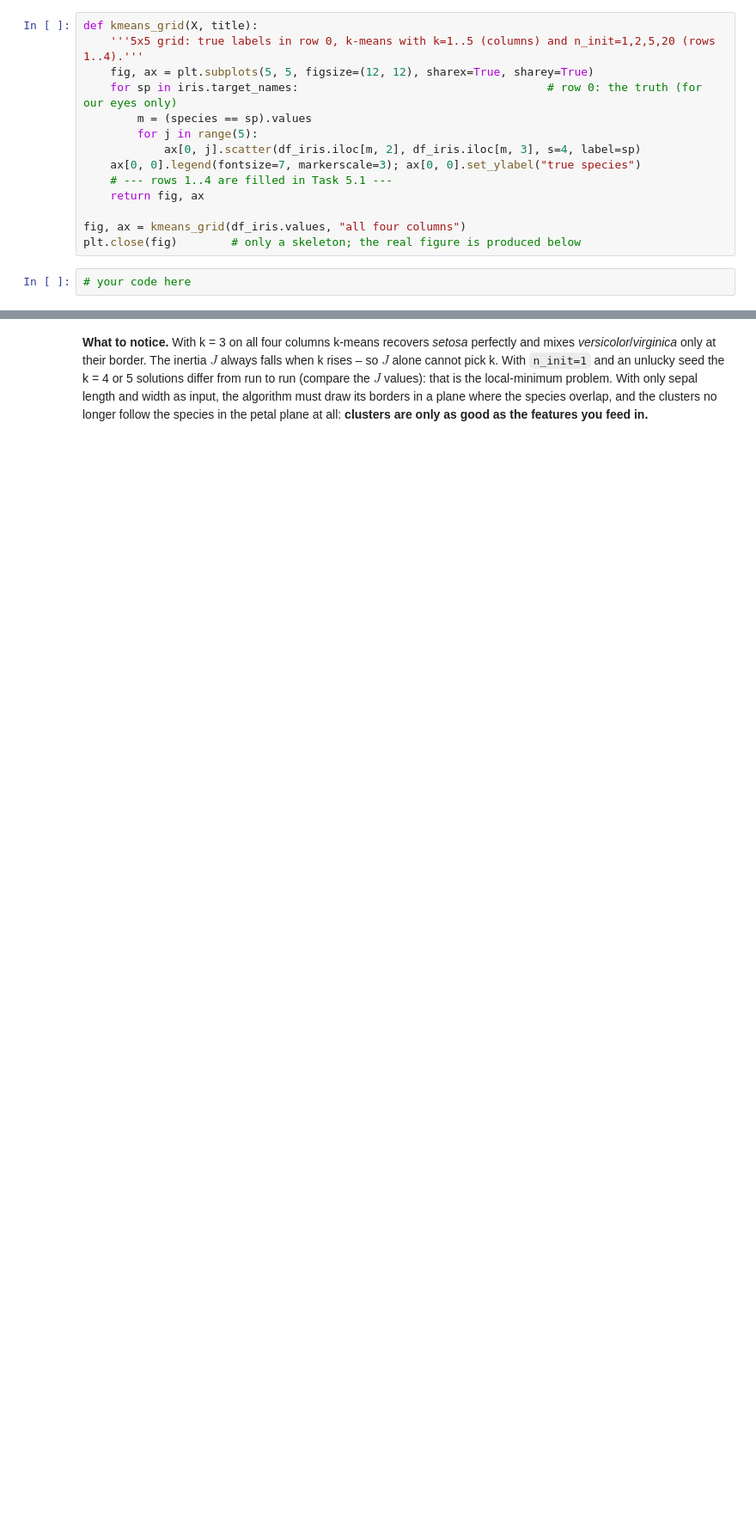
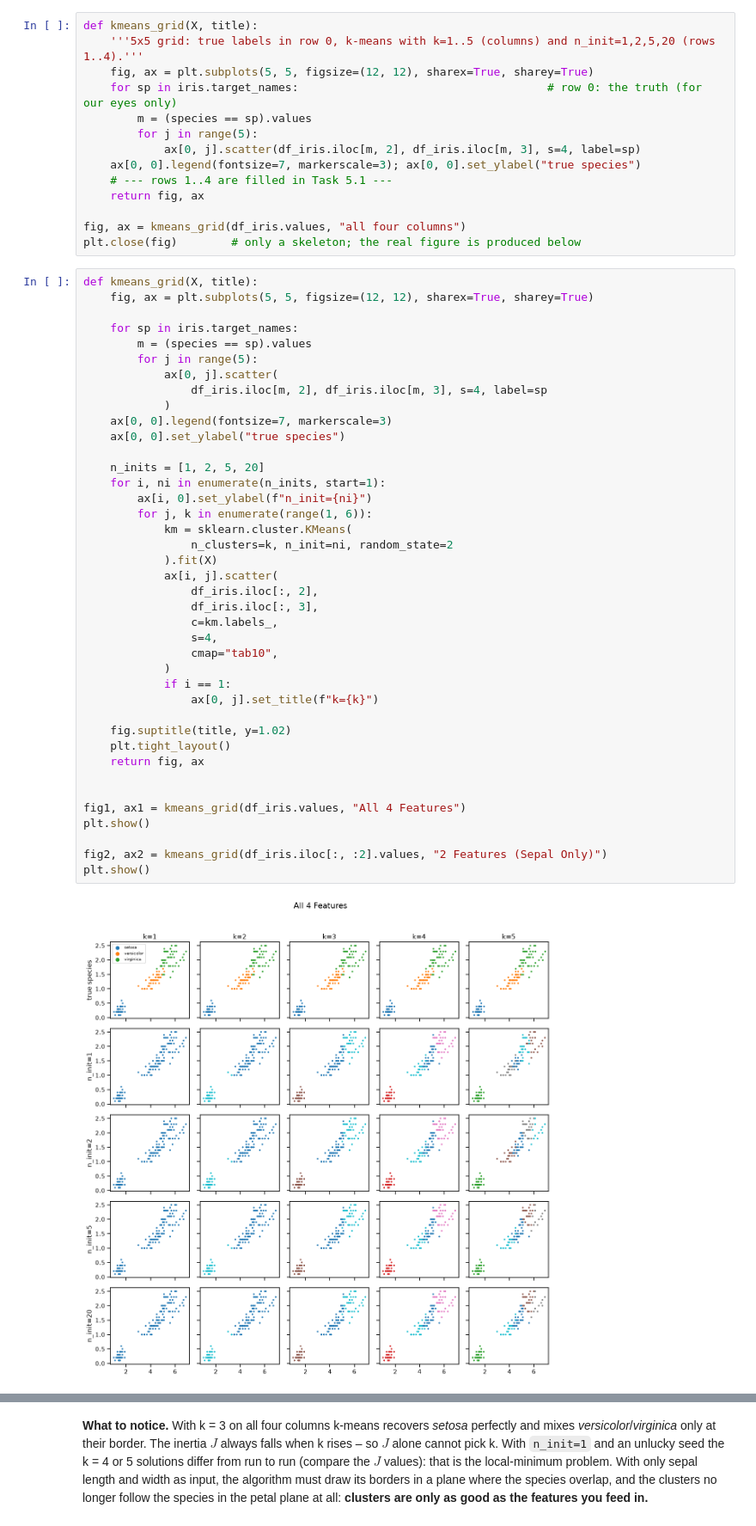
Before and after one commit to Ha5248qi/BERN02_excercise, a Jupyter notebook: Notebooks/exercise_PCA_and_Clustering/unsupervised_learning.ipynb, the cells around one changed output, grey strips where cells are left out. Shown at 86% size. Cells and saved outputs as stored; diff of their text form; blank space fills up the shorter version.

```diff
--- a/Notebooks/exercise_PCA_and_Clustering/unsupervised_learning.ipynb
+++ b/Notebooks/exercise_PCA_and_Clustering/unsupervised_learning.ipynb
@@ -686,4 +701,44 @@ def kmeans_grid(X, title):
 fig, ax = kmeans_grid(df_iris.values, "all four columns")
 plt.close(fig)        # only a skeleton; the real figure is produced below
 # %%
-# your code here
+def kmeans_grid(X, title):
+    fig, ax = plt.subplots(5, 5, figsize=(12, 12), sharex=True, sharey=True)
+
+    for sp in iris.target_names:
+        m = (species == sp).values
+        for j in range(5):
+            ax[0, j].scatter(
+                df_iris.iloc[m, 2], df_iris.iloc[m, 3], s=4, label=sp
+            )
+    ax[0, 0].legend(fontsize=7, markerscale=3)
+    ax[0, 0].set_ylabel("true species")
+
+    n_inits = [1, 2, 5, 20]
+    for i, ni in enumerate(n_inits, start=1):
+        ax[i, 0].set_ylabel(f"n_init={ni}")
+        for j, k in enumerate(range(1, 6)):
+            km = sklearn.cluster.KMeans(
+                n_clusters=k, n_init=ni, random_state=2
+            ).fit(X)
+            ax[i, j].scatter(
+                df_iris.iloc[:, 2],
+                df_iris.iloc[:, 3],
+                c=km.labels_,
+                s=4,
+                cmap="tab10",
+            )
+            if i == 1:
+                ax[0, j].set_title(f"k={k}")
+
+    fig.suptitle(title, y=1.02)
+    plt.tight_layout()
+    return fig, ax
+
+
+fig1, ax1 = kmeans_grid(df_iris.values, "All 4 Features")
+plt.show()
+
+fig2, ax2 = kmeans_grid(df_iris.iloc[:, :2].values, "2 Features (Sepal Only)")
+plt.show()
+# %% [output]
+[figure, added]
```
Also changed, not shown: parts of 8 cells of this notebook, 2 other files.
